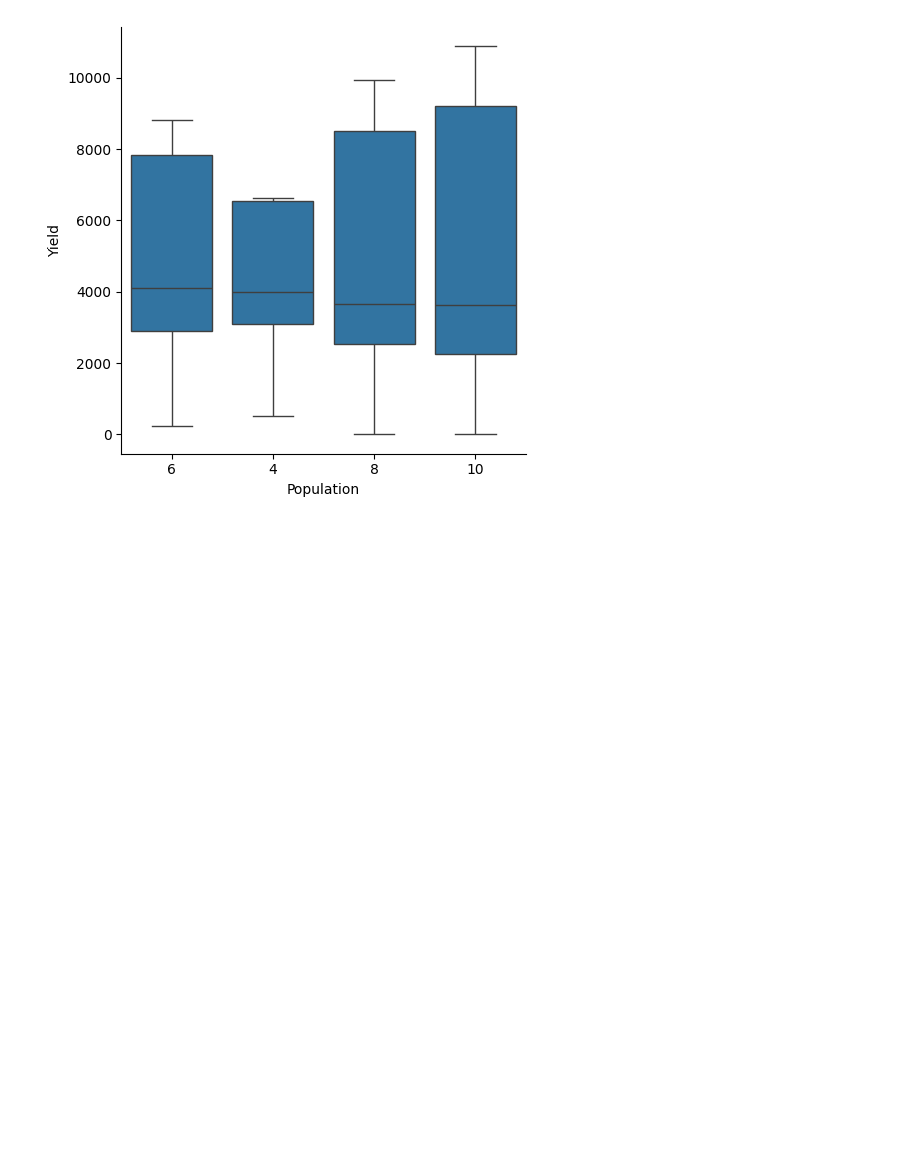
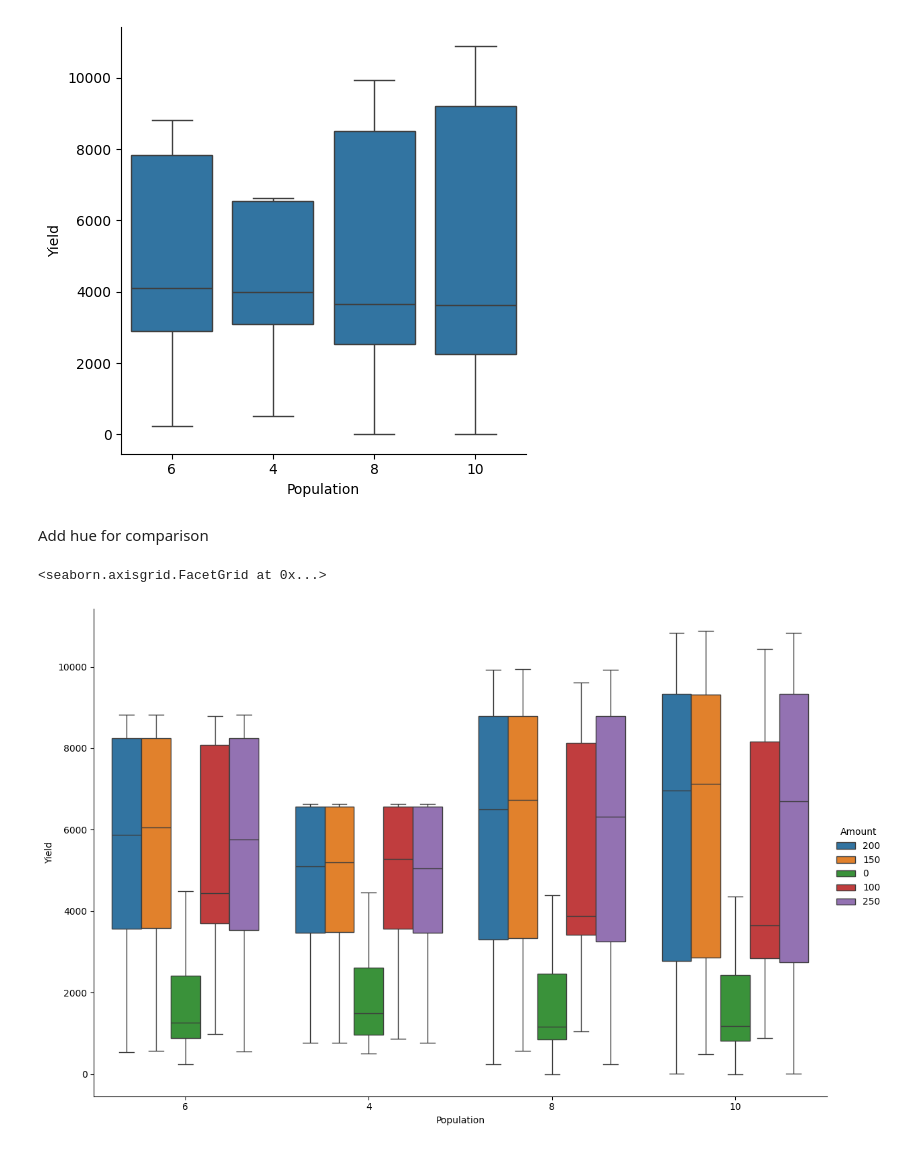
Before and after one commit to MAGALA-RICHARD/apsimNGpy, a Jupyter notebook: apsimNGpy/example_jupiter_notebooks/visualization.ipynb, the cells around one changed output. Drawn from its saved outputs; the diff is of its cells as text; code cells hidden in the pictures; blank space fills up the shorter version.

```diff
--- a/apsimNGpy/example_jupiter_notebooks/visualization.ipynb
+++ b/apsimNGpy/example_jupiter_notebooks/visualization.ipynb
@@ -125,3 +125,11 @@ model.cat_plot(table = 'Report', y='Yield', x= 'Population', kind = 'box')
 # %% [output]
 <seaborn.axisgrid.FacetGrid at 0x...>
 [figure]
+# %% [markdown]
+Add hue for comparison
+# %%
+model.cat_plot(table = 'Report', y='Yield', x= 'Population', palette='tab10',
+               kind = 'box', hue= 'Amount', height=8, aspect=1.5)
+# %% [output]
+<seaborn.axisgrid.FacetGrid at 0x...>
+[figure, added]
```
Also changed, not shown: parts of 4 cells of this notebook.
